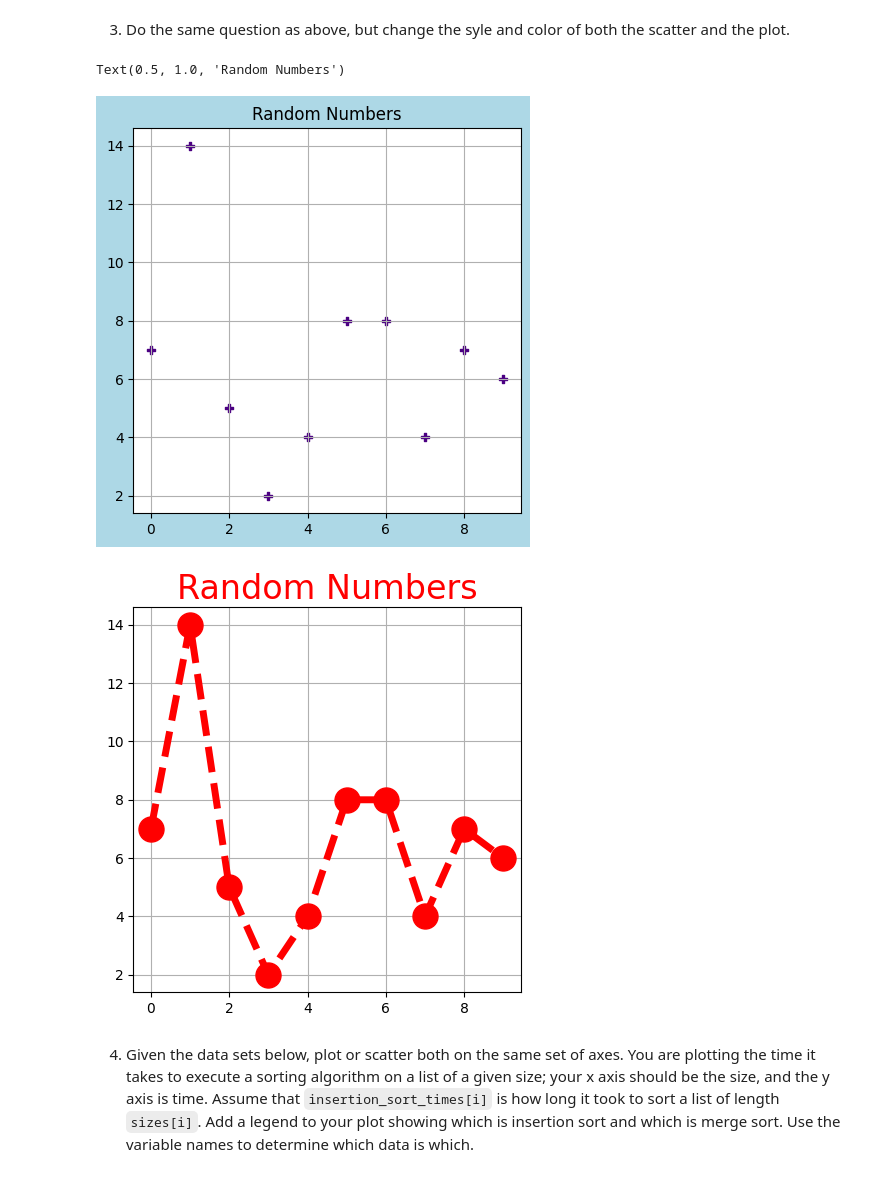
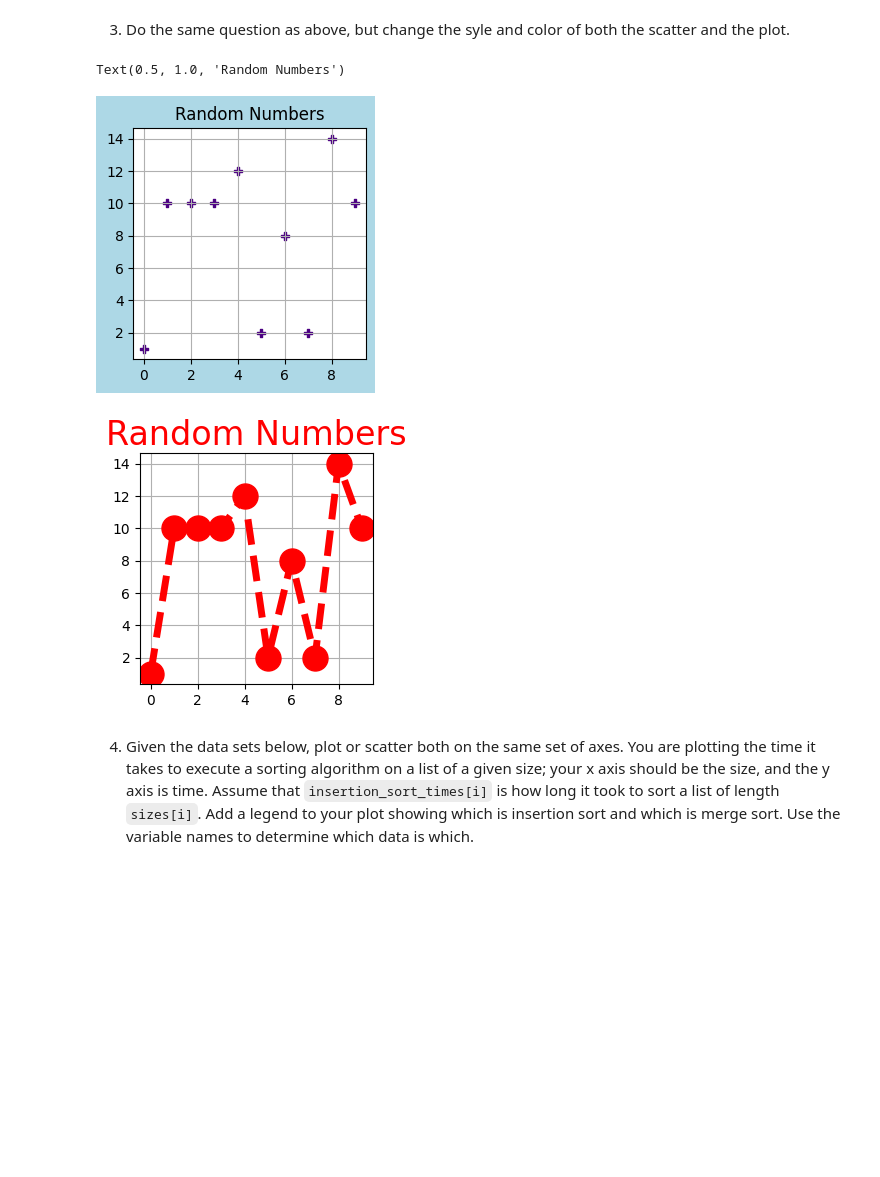
Before and after one commit to tgormly/pyplot, a Jupyter notebook: pyplot.ipynb, the cells around one changed output. Cells and saved outputs as stored; diff of their text form; code cells hidden in the pictures; blank space fills up the shorter version.

```diff
--- a/pyplot.ipynb
+++ b/pyplot.ipynb
@@ -66,21 +67,21 @@ Text(0.5, 1.0, 'Random Numbers')
 # %%
 import random as random
 
 numbers = [random.randint(1, 14) for i in range(10)]
 
-plt.figure(figsize=(5, 5), facecolor='lightblue')
+plt.figure(figsize=(3, 3), facecolor='lightblue')
 plt.scatter(range(len(numbers)), numbers, marker='P', color='indigo')
 plt.grid(True)
 plt.title('Random Numbers')
 
-plt.figure(figsize=(5, 5))
+plt.figure(figsize=(3, 3))
 plt.plot(range(len(numbers)), numbers, color='red', marker='o', markersize=18, linestyle='--', linewidth=5)
 plt.grid(True)
 plt.title('Random Numbers', fontsize=24, color='red')
 # %% [output]
 Text(0.5, 1.0, 'Random Numbers')
-[figure, old version]
+[figure, new version]
-[figure, old version]
+[figure, new version]
 # %% [markdown]
 4. Given the data sets below, plot or scatter both on the same set of axes.  You are plotting the time it takes to execute a sorting algorithm on a list of a given size; your x axis should be the size, and the y axis is time.  Assume that `insertion_sort_times[i]` is how long it took to sort a list of length `sizes[i]`.  Add a legend to your plot showing which is insertion sort and which is merge sort.  Use the variable names to determine which data is which.
 # %%
```
Also changed, not shown: parts of 3 cells of this notebook, 1 other file.
